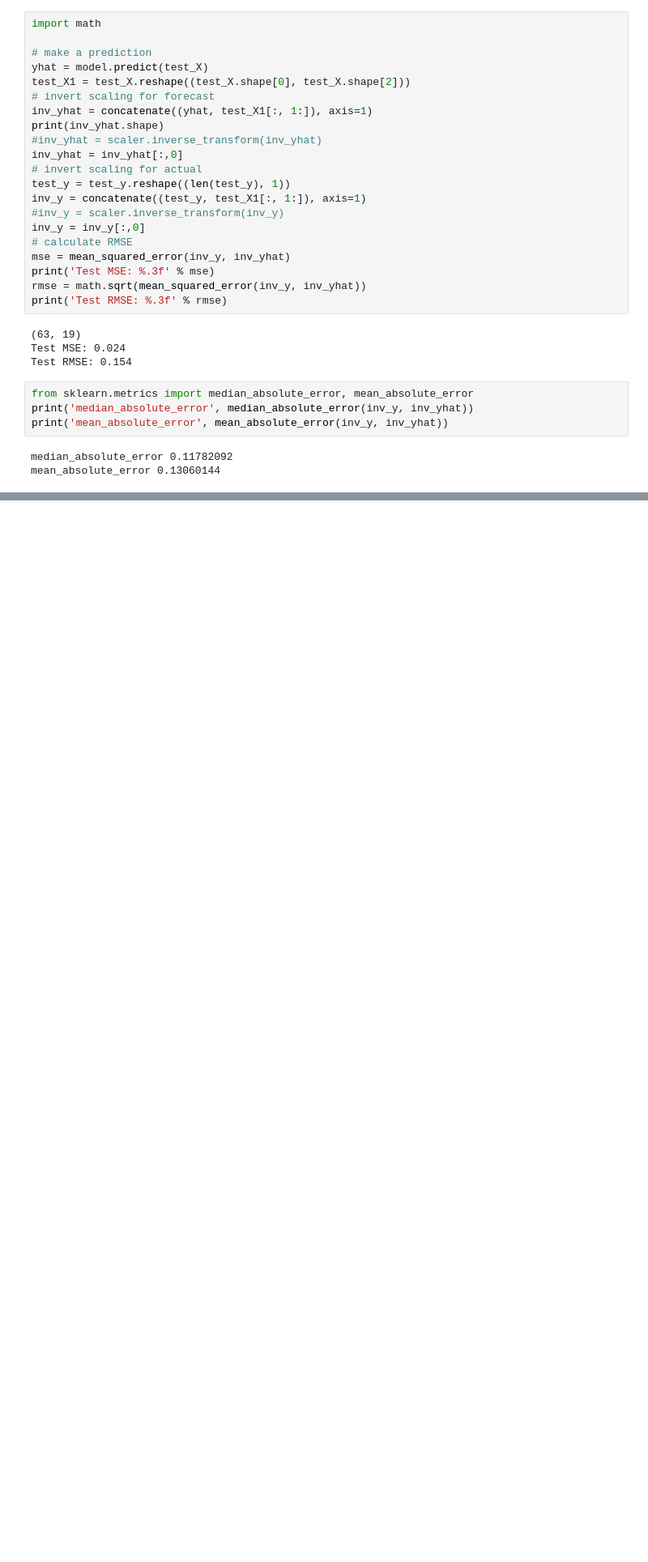
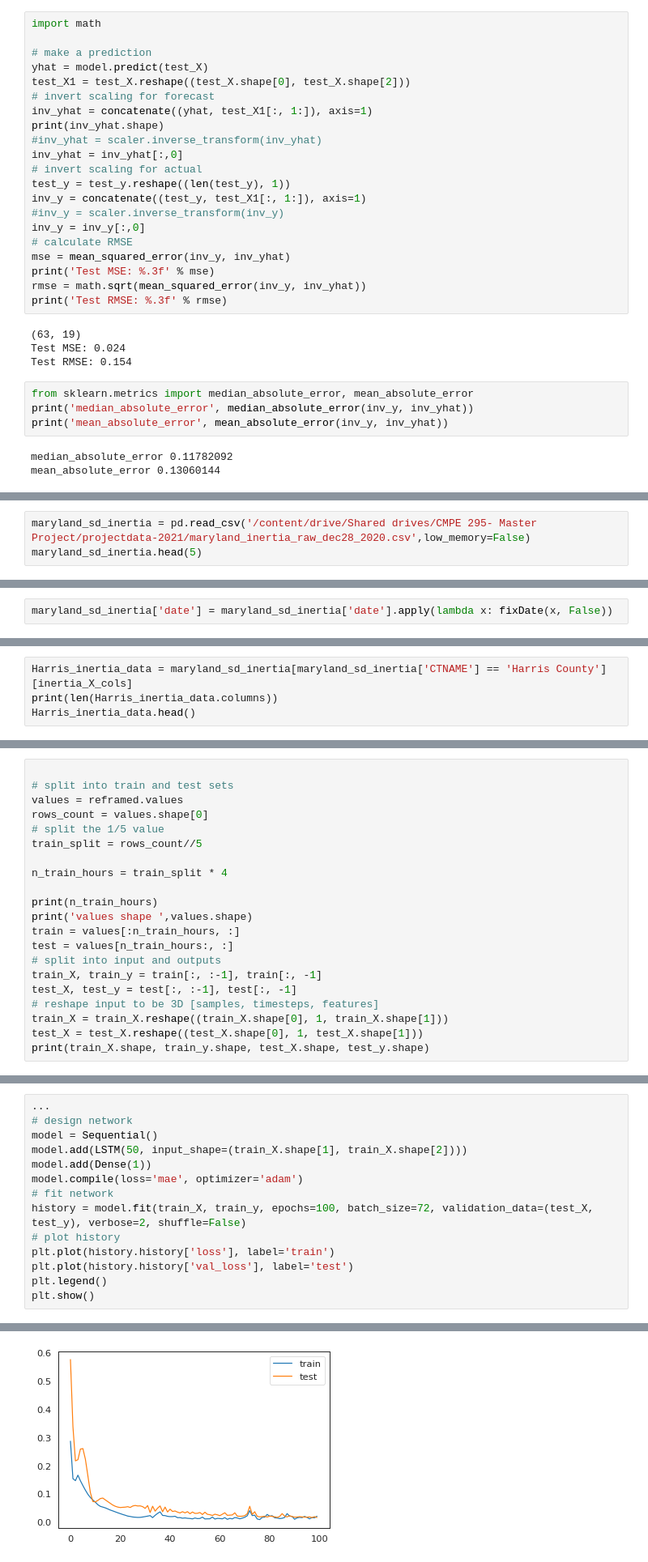
Before and after one commit to jeyasri-s2/meansquares, a Jupyter notebook: version2/modeling/lstm/TX_TimeSeriesLSTM.ipynb, the cells around one changed output, grey strips where cells are left out. Shown at 81% size. Drawn from its saved outputs; the diff is of its cells as text; blank space fills up the shorter version.

```diff
--- a/version2/modeling/lstm/TX_TimeSeriesLSTM.ipynb
+++ b/version2/modeling/lstm/TX_TimeSeriesLSTM.ipynb
@@ -323,0 +326,3 @@ mean_absolute_error 0.13060144
+# %%
+maryland_sd_inertia = pd.read_csv('/content/drive/Shared drives/CMPE 295- Master Project/projectdata-2021/maryland_inertia_raw_dec28_2020.csv',low_memory=False)
+maryland_sd_inertia.head(5)
@@ -323,0 +347,2 @@ mean_absolute_error 0.13060144
+# %%
+maryland_sd_inertia['date'] = maryland_sd_inertia['date'].apply(lambda x: fixDate(x, False))
@@ -323,0 +394,4 @@ mean_absolute_error 0.13060144
+# %%
+Harris_inertia_data = maryland_sd_inertia[maryland_sd_inertia['CTNAME'] == 'Harris County'][inertia_X_cols]
+print(len(Harris_inertia_data.columns))
+Harris_inertia_data.head()
@@ -323,0 +434,21 @@ mean_absolute_error 0.13060144
+# %%
+
+# split into train and test sets
+values = reframed.values
+rows_count = values.shape[0]
+# split the 1/5 value
+train_split = rows_count//5
+
+n_train_hours = train_split * 4
+
+print(n_train_hours)
+print('values shape ',values.shape)
+train = values[:n_train_hours, :]
+test = values[n_train_hours:, :]
+# split into input and outputs
+train_X, train_y = train[:, :-1], train[:, -1]
+test_X, test_y = test[:, :-1], test[:, -1]
+# reshape input to be 3D [samples, timesteps, features]
+train_X = train_X.reshape((train_X.shape[0], 1, train_X.shape[1]))
+test_X = test_X.reshape((test_X.shape[0], 1, test_X.shape[1]))
+print(train_X.shape, train_y.shape, test_X.shape, test_y.shape)
@@ -323,0 +461,15 @@ mean_absolute_error 0.13060144
+# %%
+...
+# design network
+model = Sequential()
+model.add(LSTM(50, input_shape=(train_X.shape[1], train_X.shape[2])))
+model.add(Dense(1))
+model.compile(loss='mae', optimizer='adam')
+# fit network
+history = model.fit(train_X, train_y, epochs=100, batch_size=72, validation_data=(test_X, test_y), verbose=2, shuffle=False)
+# plot history
+plt.plot(history.history['loss'], label='train')
+plt.plot(history.history['val_loss'], label='test')
+plt.legend()
+plt.show()
+# %% [output]
@@ -323,0 +493 @@ mean_absolute_error 0.13060144
+[figure, added]
```
Also changed, not shown: parts of 16 cells of this notebook.
